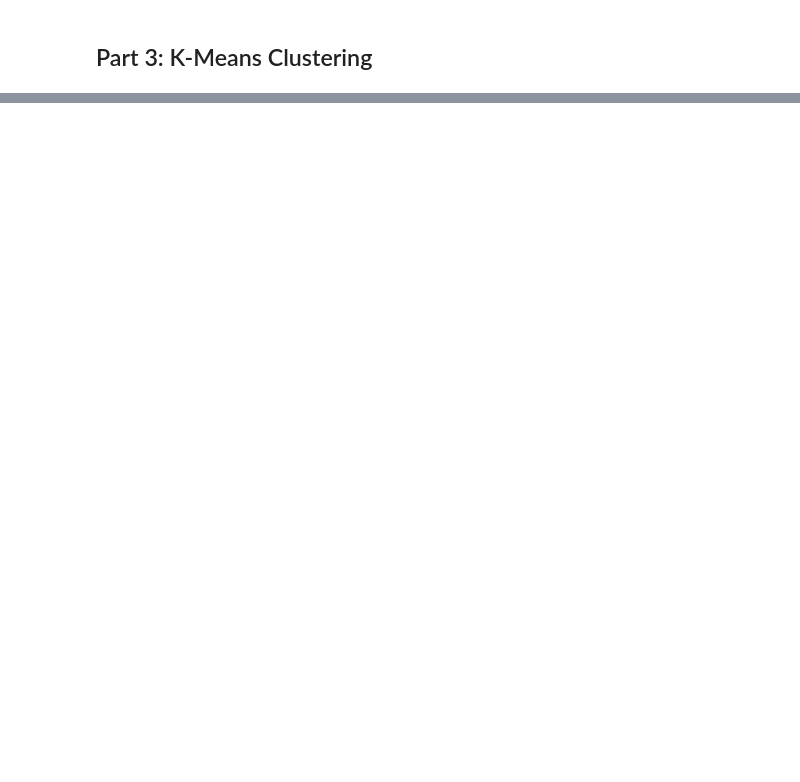
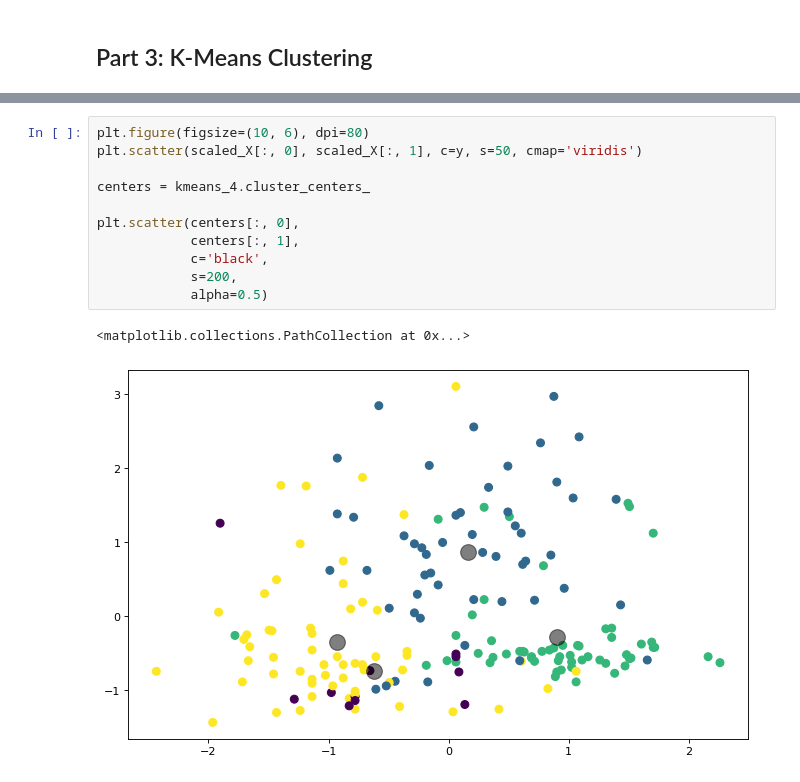
Before and after one commit to Eug-Chua/Wine-Classifier, a Jupyter notebook: wine_classifier.ipynb, the cells around one changed output, grey strips where cells are left out. Cells and saved outputs as stored; diff of their text form; blank space fills up the shorter version.

```diff
--- a/wine_classifier.ipynb
+++ b/wine_classifier.ipynb
@@ -166,0 +253,14 @@ X = scaler.fit_transform(X)
+# %%
+plt.figure(figsize=(10, 6), dpi=80)
+plt.scatter(scaled_X[:, 0], scaled_X[:, 1], c=y, s=50, cmap='viridis')
+
+centers = kmeans_4.cluster_centers_
+
+plt.scatter(centers[:, 0],
+            centers[:, 1],
+            c='black',
+            s=200,
+            alpha=0.5)
+# %% [output]
+<matplotlib.collections.PathCollection at 0x...>
+[figure, added]
```
Also changed, not shown: parts of 31 cells of this notebook.
